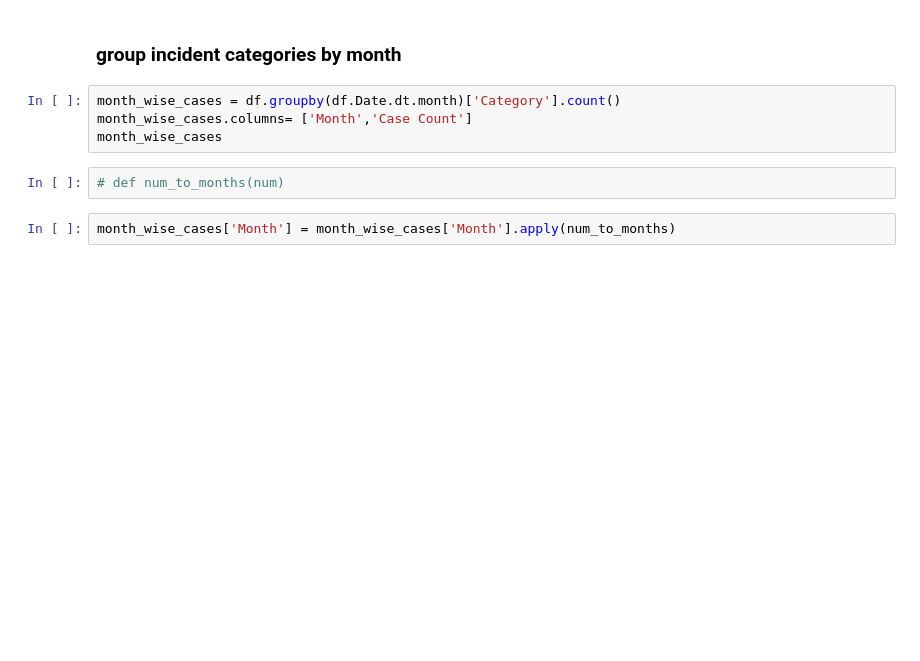
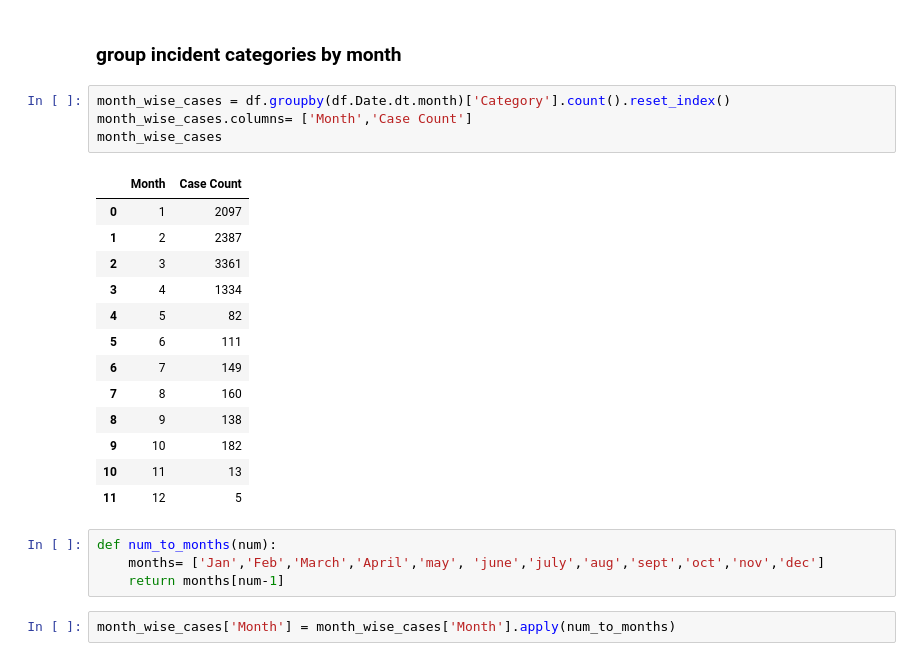
Before and after one commit to Manisha032/Python-Basic, a Jupyter notebook: data_analytics/PANDAS_BASICS.ipynb, the cells around one changed output. Drawn from its saved outputs; the diff is of its cells as text; blank space fills up the shorter version.

```diff
--- a/data_analytics/PANDAS_BASICS.ipynb
+++ b/data_analytics/PANDAS_BASICS.ipynb
@@ -159,11 +201,27 @@ df[df.Date.dt.month == 11].Category.value_count()
 # %% [markdown]
 ### group incident categories by month
 # %%
-month_wise_cases = df.groupby(df.Date.dt.month)['Category'].count()
+month_wise_cases = df.groupby(df.Date.dt.month)['Category'].count().reset_index()
 month_wise_cases.columns= ['Month','Case Count']
 month_wise_cases
+# %% [output]
+|  | Month | Case Count |
+| 0 | 1 | 2097 |
+| 1 | 2 | 2387 |
+| 2 | 3 | 3361 |
+| 3 | 4 | 1334 |
+| 4 | 5 | 82 |
+| 5 | 6 | 111 |
+| 6 | 7 | 149 |
+| 7 | 8 | 160 |
+| 8 | 9 | 138 |
+| 9 | 10 | 182 |
+| 10 | 11 | 13 |
+| 11 | 12 | 5 |
-# %%
-# def num_to_months(num)
+# %%
+def num_to_months(num):
+    months= ['Jan','Feb','March','April','may', 'june','july','aug','sept','oct','nov','dec']
+    return months[num-1]
 # %%
 month_wise_cases['Month'] = month_wise_cases['Month'].apply(num_to_months)
 # %%
```
Also changed, not shown: parts of 6 cells of this notebook, 1 other file.
